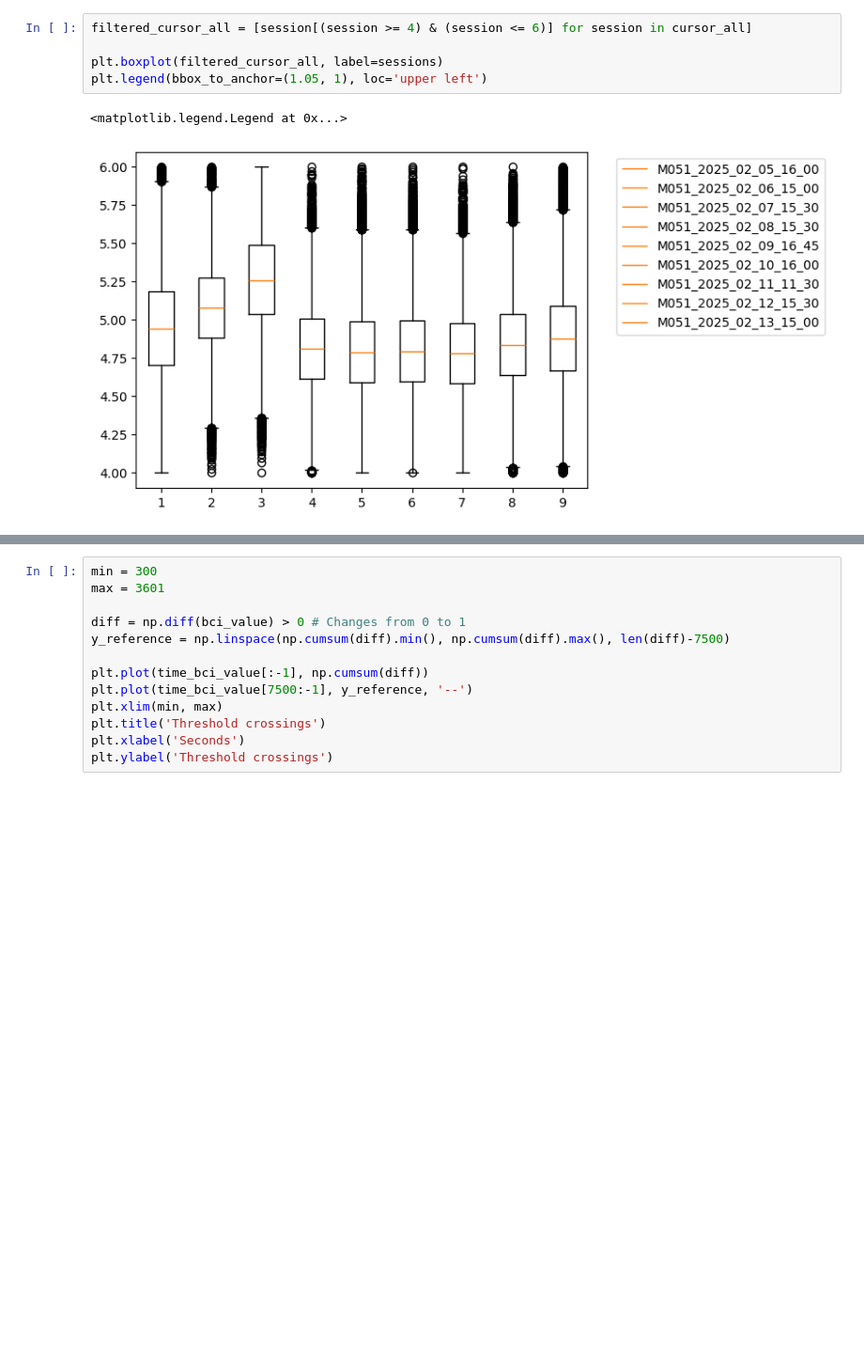
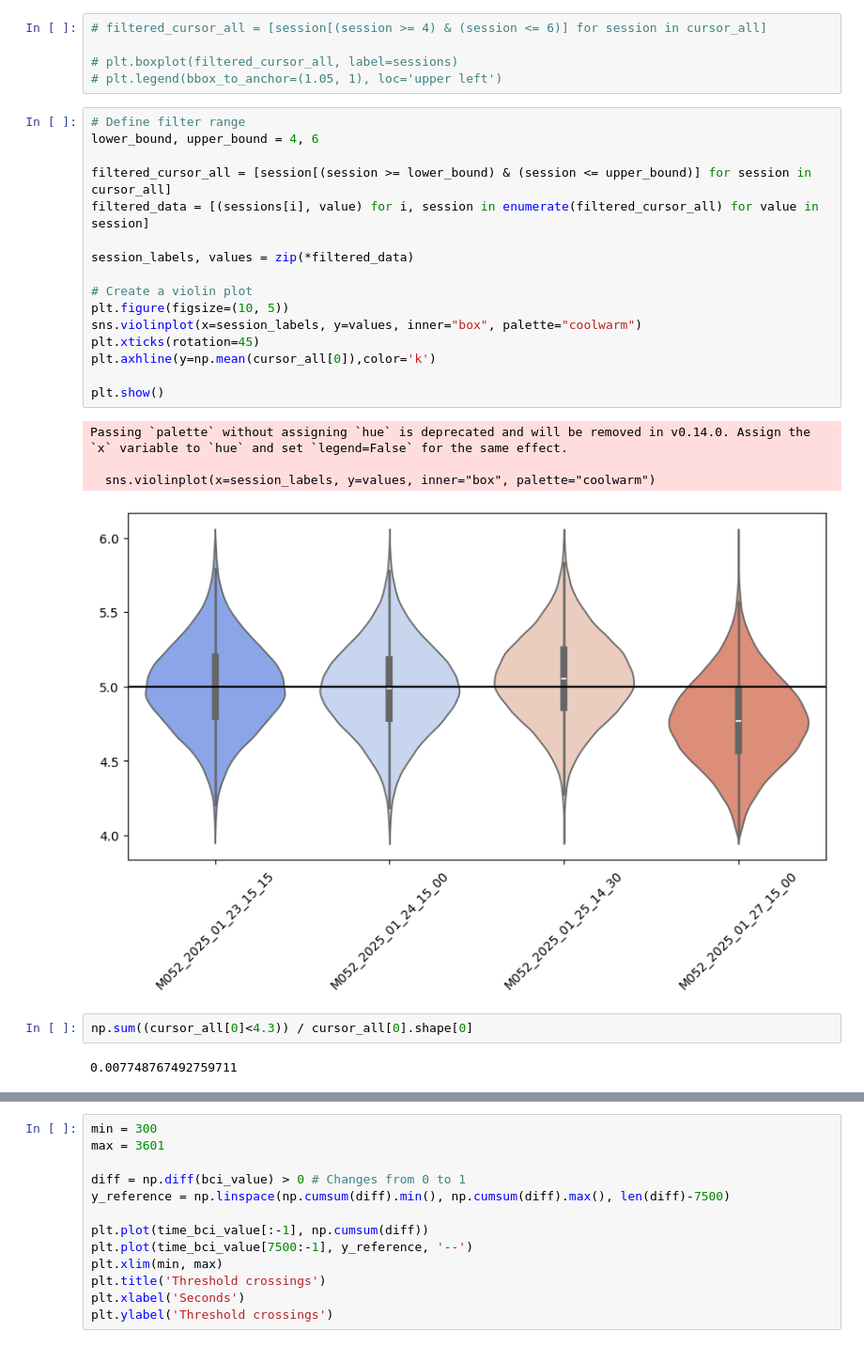
Before and after one commit to CeciliaGallego/opBCI_analysis, a Jupyter notebook: opBCI_analysis_multiple sessions.ipynb, the cells around one changed output, grey strips where cells are left out. Shown at 94% size. Saved outputs shown, nothing was run; the diff lists cells and outputs as text; blank space fills up the shorter version.

```diff
--- a/opBCI_analysis_multiple sessions.ipynb
+++ b/opBCI_analysis_multiple sessions.ipynb
@@ -153,8 +138,30 @@ for session in range(len(sessions)):
 # %%
-filtered_cursor_all = [session[(session >= 4) & (session <= 6)] for session in cursor_all]
+# filtered_cursor_all = [session[(session >= 4) & (session <= 6)] for session in cursor_all]
 
-plt.boxplot(filtered_cursor_all, label=sessions)
-plt.legend(bbox_to_anchor=(1.05, 1), loc='upper left')
+# plt.boxplot(filtered_cursor_all, label=sessions)
+# plt.legend(bbox_to_anchor=(1.05, 1), loc='upper left')
-# %% [output]
-<matplotlib.legend.Legend at 0x...>
-[figure, removed]
+# %%
+# Define filter range
+lower_bound, upper_bound = 4, 6
+
+filtered_cursor_all = [session[(session >= lower_bound) & (session <= upper_bound)] for session in cursor_all]
+filtered_data = [(sessions[i], value) for i, session in enumerate(filtered_cursor_all) for value in session]
+
+session_labels, values = zip(*filtered_data)
+
+# Create a violin plot
+plt.figure(figsize=(10, 5))
+sns.violinplot(x=session_labels, y=values, inner="box", palette="coolwarm")
+plt.xticks(rotation=45)
+plt.axhline(y=np.mean(cursor_all[0]),color='k')
+
+plt.show()
+# %% [output]
+Passing `palette` without assigning `hue` is deprecated and will be removed in v0.14.0. Assign the `x` variable to `hue` and set `legend=False` for the same effect.
+
+  sns.violinplot(x=session_labels, y=values, inner="box", palette="coolwarm")
+[figure, added]
+# %%
+np.sum((cursor_all[0]<4.3)) / cursor_all[0].shape[0]
+# %% [output]
+0.007748767492759711
```
Also changed, not shown: parts of 17 cells of this notebook, 1 other file.
